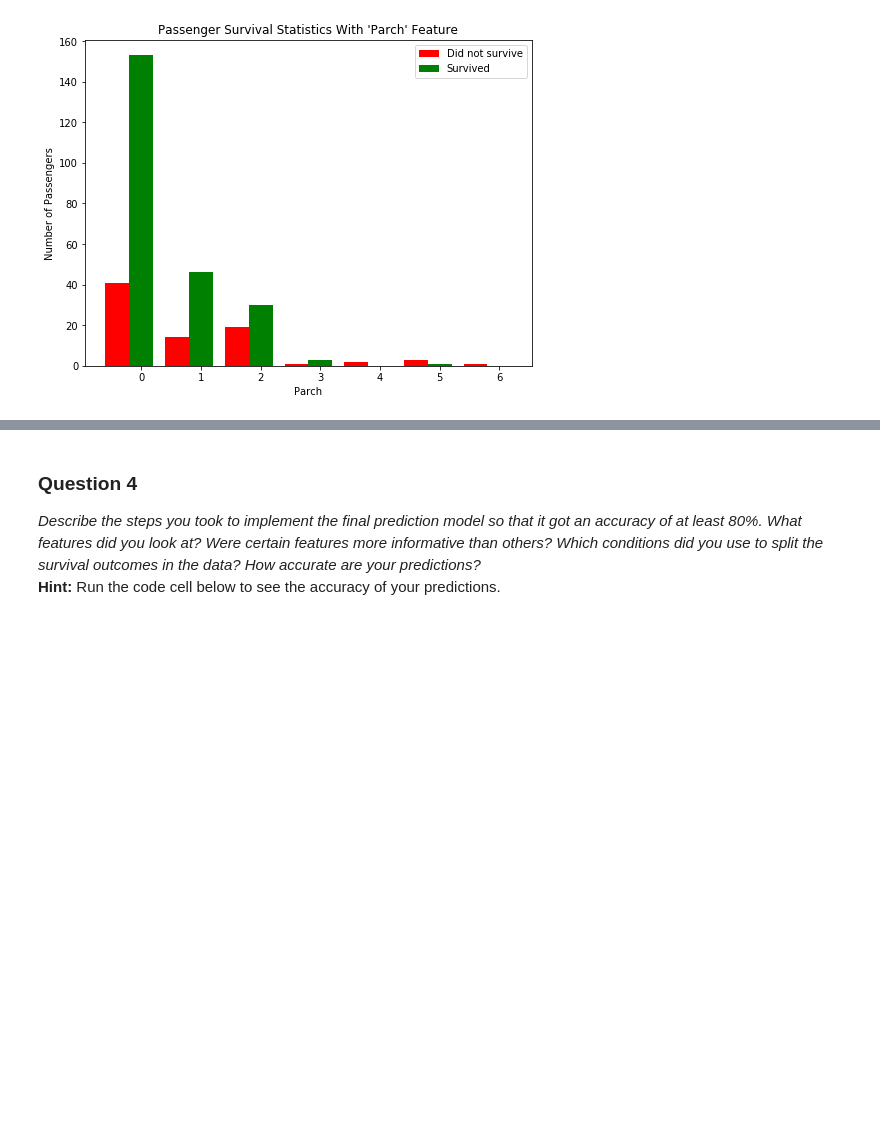
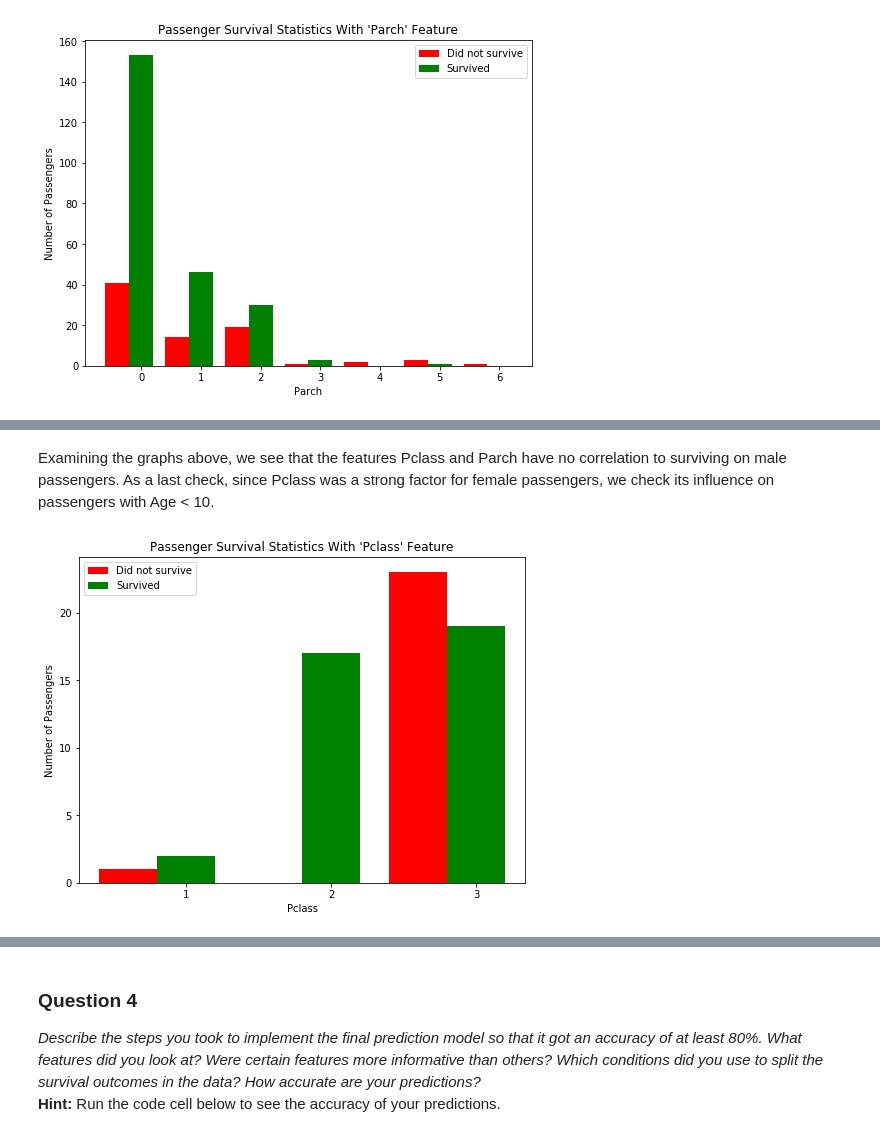
Before and after one commit to victorarias/furry-computing-machine, a Jupyter notebook: titanic_survival_exploration/titanic_survival_exploration.ipynb, the cells around one changed output, grey strips where cells are left out. Drawn from its saved outputs; the diff is of its cells as text; code cells hidden in the pictures; blank space fills up the shorter version.

```diff
--- a/titanic_survival_exploration/titanic_survival_exploration.ipynb
+++ b/titanic_survival_exploration/titanic_survival_exploration.ipynb
@@ -230,0 +249,6 @@ Similarly to the Pclass variable, a considerable number of female passengers wit
+# %% [markdown]
+Examining the graphs above, we see that the features Pclass and Parch have no correlation to surviving on male passengers. As a last check, since Pclass was a strong factor for female passengers, we check its influence on passengers with Age < 10.
+# %%
+vs.survival_stats(data, outcomes, 'Pclass', ["Age < 10"])
+# %% [output]
+[figure, added]
```
Also changed, not shown: parts of 14 cells of this notebook, 1 other file.
